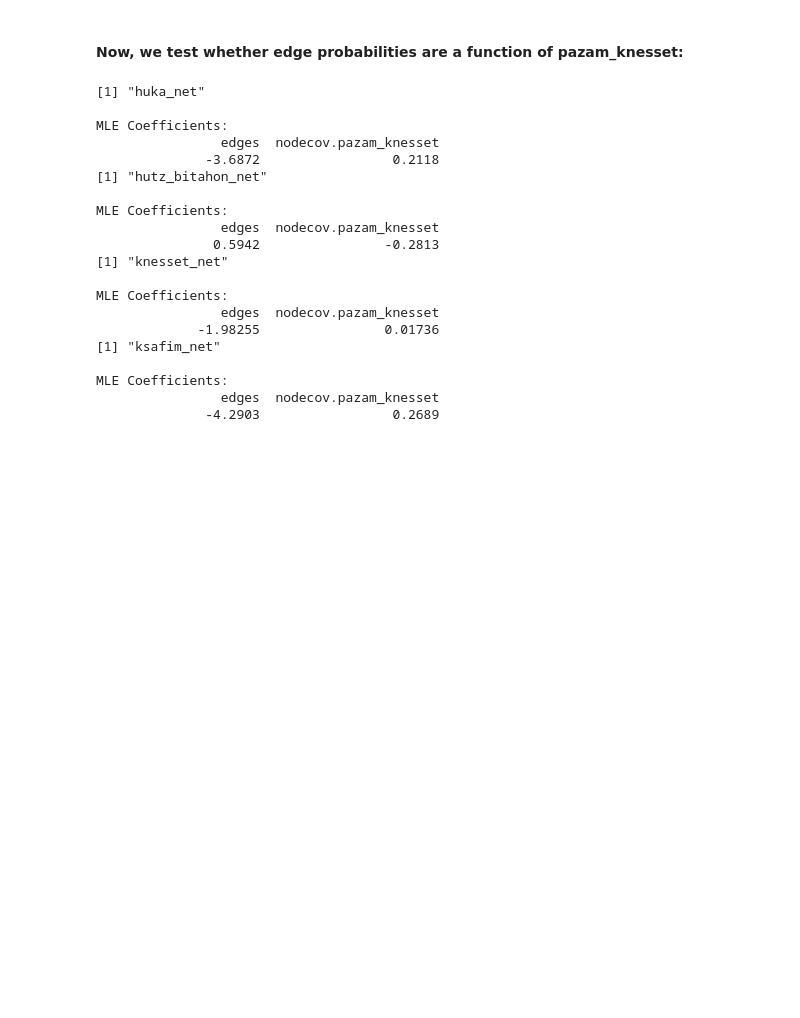
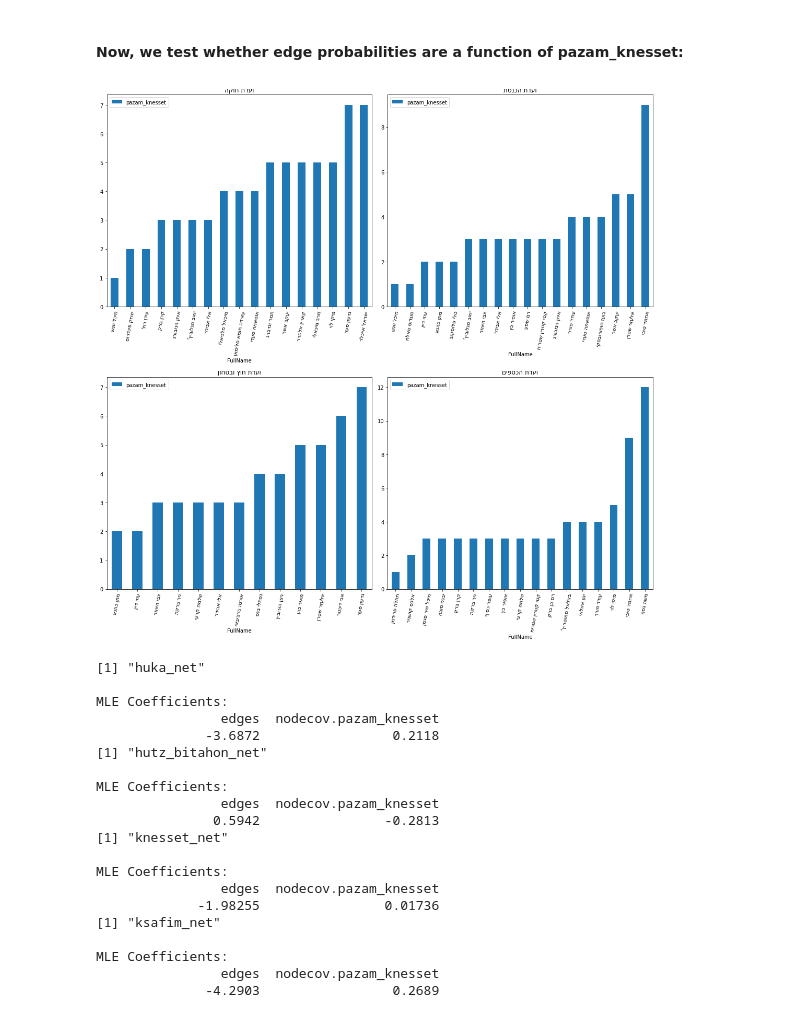
Before and after one commit to galbraun/knesset_social_dynamics, a Jupyter notebook: ERGM_R.ipynb, the cells around one changed output. Cells and saved outputs as stored; diff of their text form; code cells hidden in the pictures; blank space fills up the shorter version.

Commit message:
Adding distribution of "pazam" in the knesset graph for each committee

```diff
--- a/ERGM_R.ipynb
+++ b/ERGM_R.ipynb
@@ -179,3 +178,27 @@ AIC: 210.8    BIC: 214.4    (Smaller is better.)
+# %%
+def draw_pazam_dist(adj_path, ax=None):
+  df = pd.read_csv(adj_path)
+  df['FullName'] = df['FullName'].apply(lambda x: x[::-1])
+  df.sort_values('pazam_knesset', inplace=True)
+  df.plot(kind='bar', rot=80, x='FullName', y='pazam_knesset', ax=ax)
+# %%
+fig, axs = plt.subplots(2, 2, figsize=(15,15))
+
+draw_pazam_dist('/content/drive/Shared drives/NLPSD/data/feature_matrixes/huka_feat.csv', ax=axs[0,0])
+axs[0,0].set_title('ועדת חוקה'[::-1])
+
+draw_pazam_dist('/content/drive/Shared drives/NLPSD/data/feature_matrixes/hutz_bitahon_feat.csv', ax=axs[1,0])
+axs[1,0].set_title('ועדת חוץ ובטחון'[::-1])
+
+draw_pazam_dist('/content/drive/Shared drives/NLPSD/data/feature_matrixes/knesset_feat.csv', ax=axs[0,1])
+axs[0,1].set_title('ועדת הכנסת'[::-1])
+
+draw_pazam_dist('/content/drive/Shared drives/NLPSD/data/feature_matrixes/ksafim_feat.csv', ax=axs[1,1])
+axs[1,1].set_title('ועדת הכספים'[::-1])
+
+fig.tight_layout()
+# %% [output]
+[figure, added]
 # %%
 %%capture
 %%R
```
Also changed, not shown: parts of 2 cells of this notebook.
